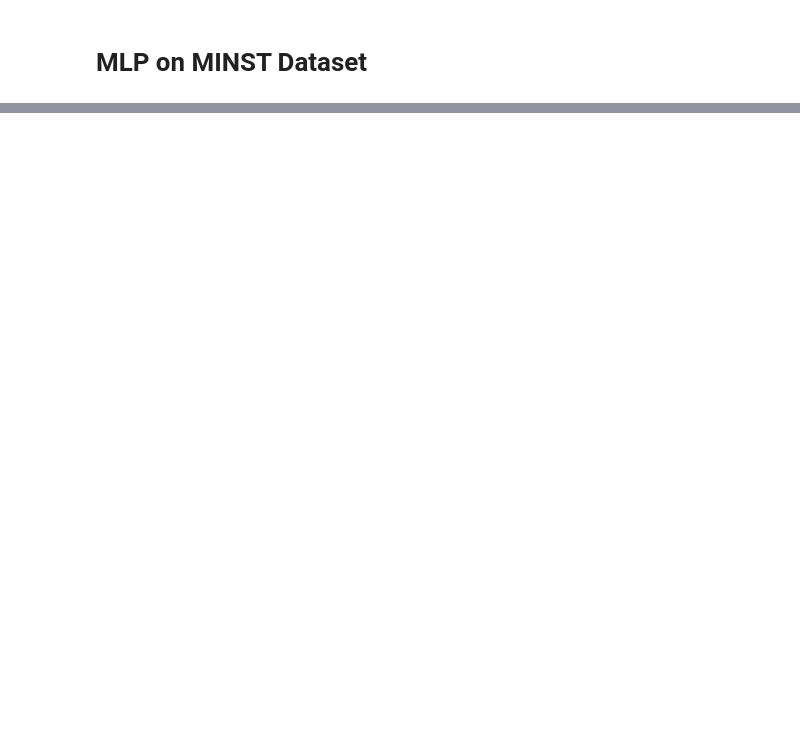
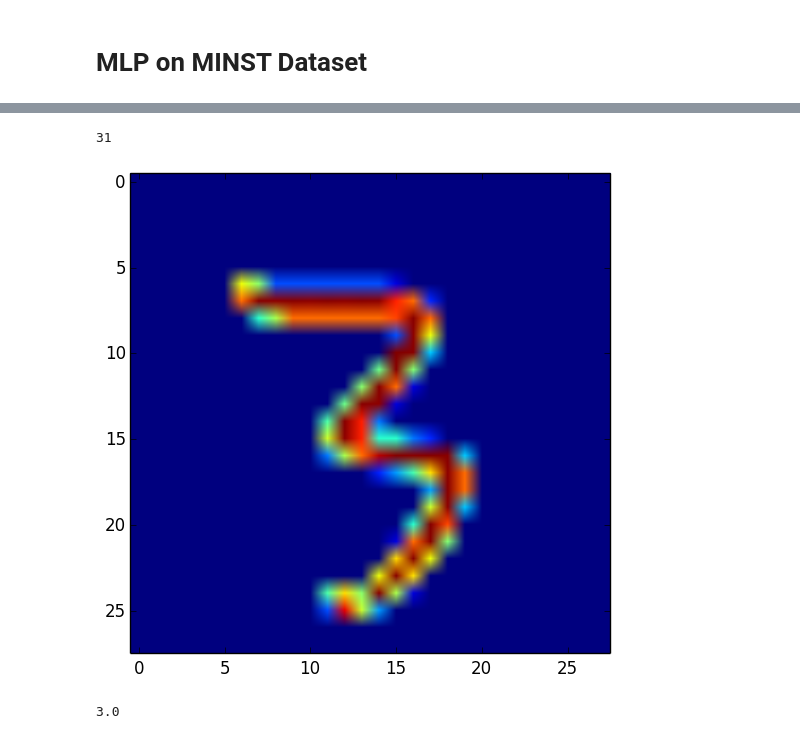
Before and after one commit to stevenygd/NN.jl, a Jupyter notebook: MLP Playground.ipynb, the cells around one changed output, grey strips where cells are left out. Saved outputs shown, nothing was run; the diff lists cells and outputs as text; code cells hidden in the pictures; blank space fills up the shorter version.

Commit message:
[add] MNIST notebook added

```diff
--- a/MLP Playground.ipynb
+++ b/MLP Playground.ipynb
@@ -10,12 +14 @@ INFO: No packages to install, update or remove
 INFO: Nothing to be done
-# %%
-using MNIST
-features = trainfeatures(1)
-label = trainlabel(1)
-
-trainX, trainY = traindata()
-testX, testY = testdata()
-
-trainX = trainX'
-ttl = 64
-trainX, trainY = trainX[1:ttl,:], trainY[1:ttl,:]
@@ -26,0 +15,28 @@ trainX, trainY = trainX[1:ttl,:], trainY[1:ttl,:]
+# %%
+using MNIST
+function mnistData()
+    features = trainfeatures(1)
+    label = trainlabel(1)
+
+    trainX, trainY = traindata()
+    N = size(trainX)[2]
+    idx = randperm(N)
+    trainX = trainX[:, idx]'
+    trainY = trainY[idx]
+
+    testX, testY = testdata()
+    N = size(testX)[1]
+    idx = randperm(N)
+    testX = testX[:, idx]'
+    testY = testY[idx]
+
+    ttl = 5000
+    trX, trY = trainX[1:ttl,:], trainY[1:ttl,:]
+
+    @assert size(trX)[1] == size(trY)[1]
+    println(size(trX), size(trY))
+
+    trX = trX / 256.
+    return trX, trY
+end
+trainX, trainY = mnistData()
@@ -26,0 +126,12 @@ trainX, trainY = trainX[1:ttl,:], trainY[1:ttl,:]
+# %%
+size(trainX), size(trainY)
+i = convert(Int, ceil(rand() * size(trainX)[1]))
+# %% [output]
+31
+# %%
+i = convert(Int, ceil(rand() * size(trainX)[1]))
+x =reshape(trainX[i,:], 28,28) ./ 256
+imshow(x)
+# %% [output]
+[figure, added]
+3.0
```
Also changed, not shown: parts of 16 cells of this notebook, 1 other file.
